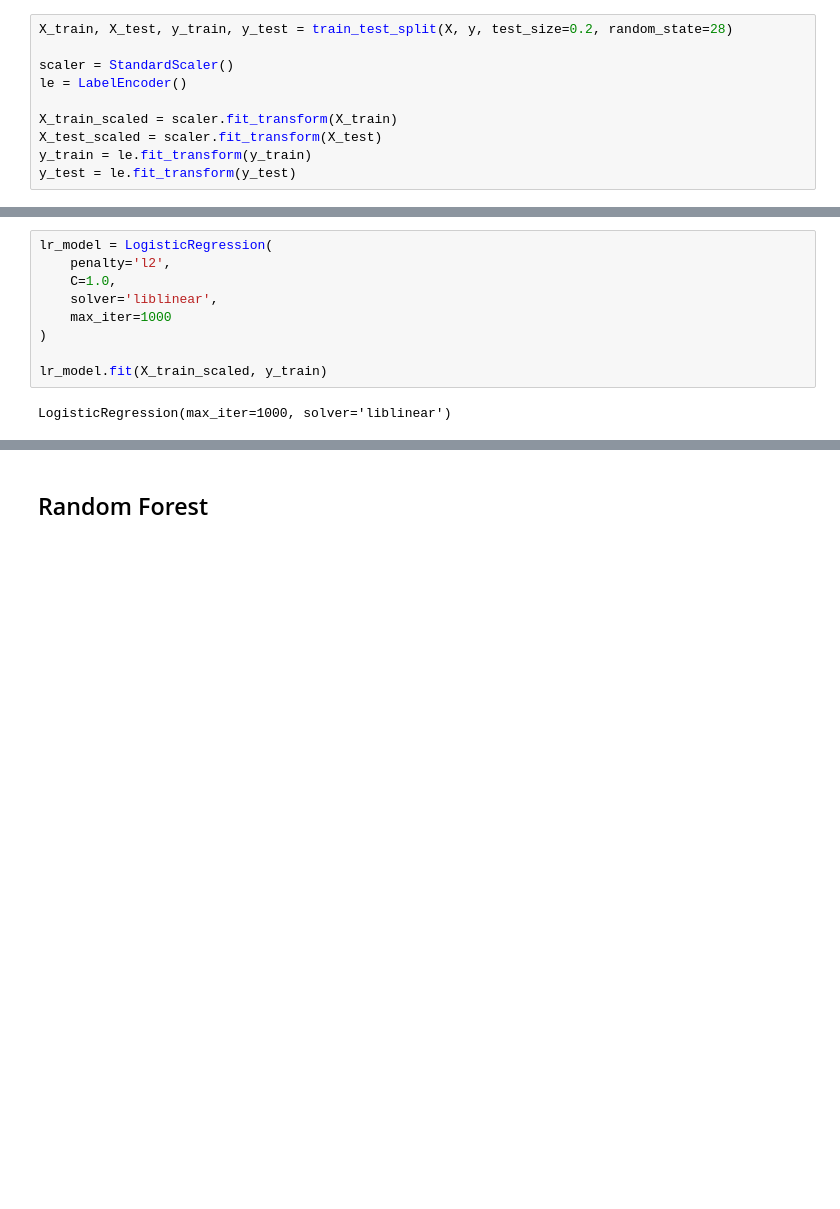
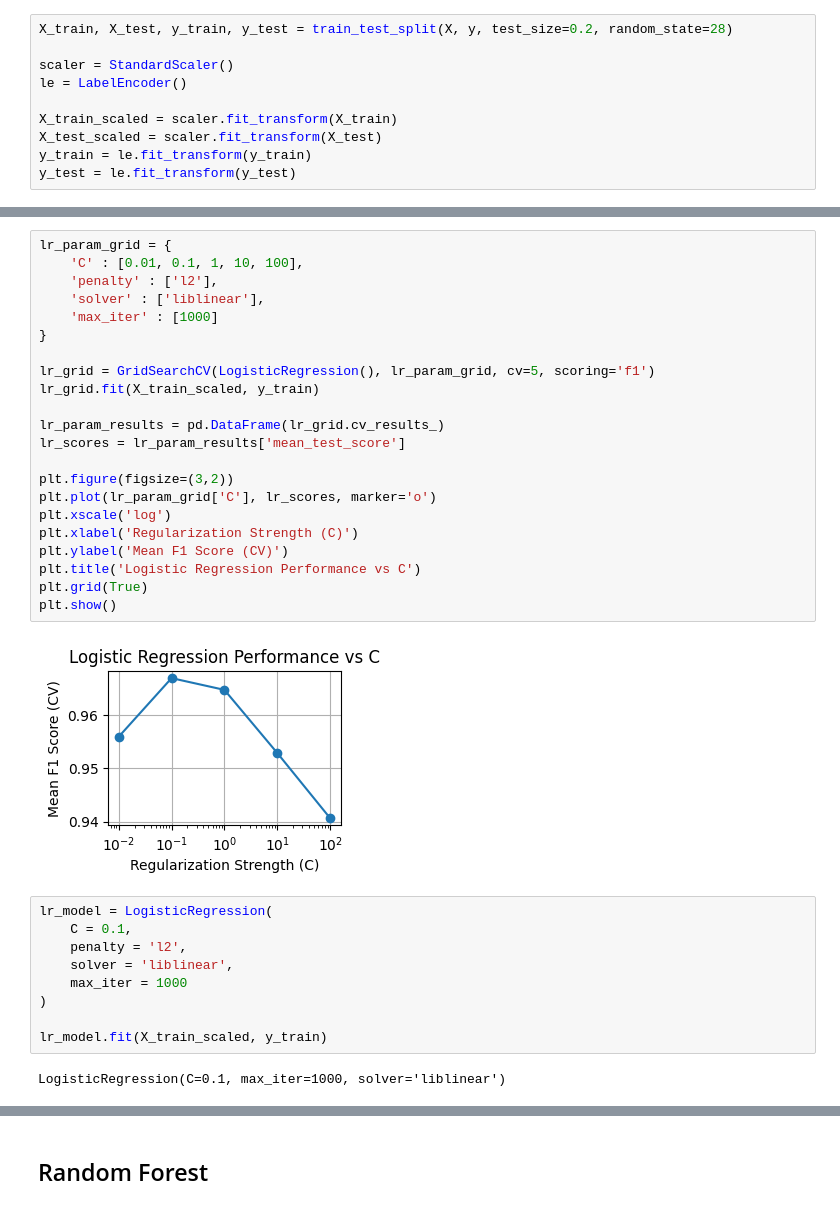
Before and after one commit to emilysaunders28/breast-cancer, a Jupyter notebook: breast_cancer_classifier.ipynb, the cells around one changed output, grey strips where cells are left out. Saved outputs shown, nothing was run; the diff lists cells and outputs as text; blank space fills up the shorter version.

```diff
--- a/breast_cancer_classifier.ipynb
+++ b/breast_cancer_classifier.ipynb
@@ -61,14 +66,38 @@ y_test = le.fit_transform(y_test)
+# %%
+lr_param_grid = {
+    'C' : [0.01, 0.1, 1, 10, 100],
+    'penalty' : ['l2'],
+    'solver' : ['liblinear'],
+    'max_iter' : [1000]
+}
+
+lr_grid = GridSearchCV(LogisticRegression(), lr_param_grid, cv=5, scoring='f1')
+lr_grid.fit(X_train_scaled, y_train)
+
+lr_param_results = pd.DataFrame(lr_grid.cv_results_)
+lr_scores = lr_param_results['mean_test_score']
+
+plt.figure(figsize=(3,2))
+plt.plot(lr_param_grid['C'], lr_scores, marker='o')
+plt.xscale('log')
+plt.xlabel('Regularization Strength (C)')
+plt.ylabel('Mean F1 Score (CV)')
+plt.title('Logistic Regression Performance vs C')
+plt.grid(True)
+plt.show()
+# %% [output]
+[figure, added]
 # %%
 lr_model = LogisticRegression(
-    penalty='l2',
-    C=1.0,
-    solver='liblinear',
-    max_iter=1000
+    C = 0.1,
+    penalty = 'l2',
+    solver = 'liblinear',
+    max_iter = 1000
 )
 
 lr_model.fit(X_train_scaled, y_train)
 # %% [output]
-LogisticRegression(max_iter=1000, solver='liblinear')
+LogisticRegression(C=0.1, max_iter=1000, solver='liblinear')
 # %%
 lr_y_pred = lr_model.predict(X_test_scaled)
 lr_eval = evaluate_model(y_test, lr_y_pred)
```
Also changed, not shown: parts of 8 cells of this notebook, 1 other file.
